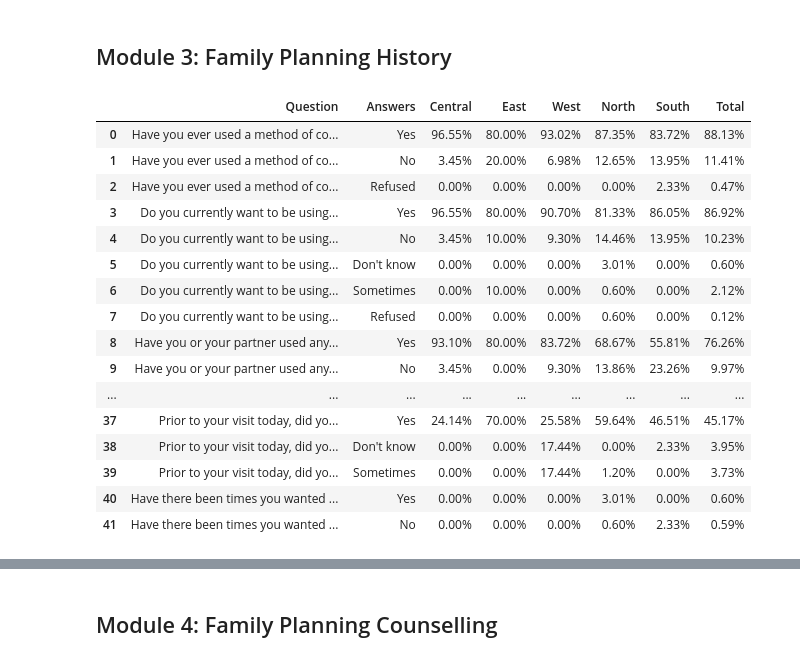
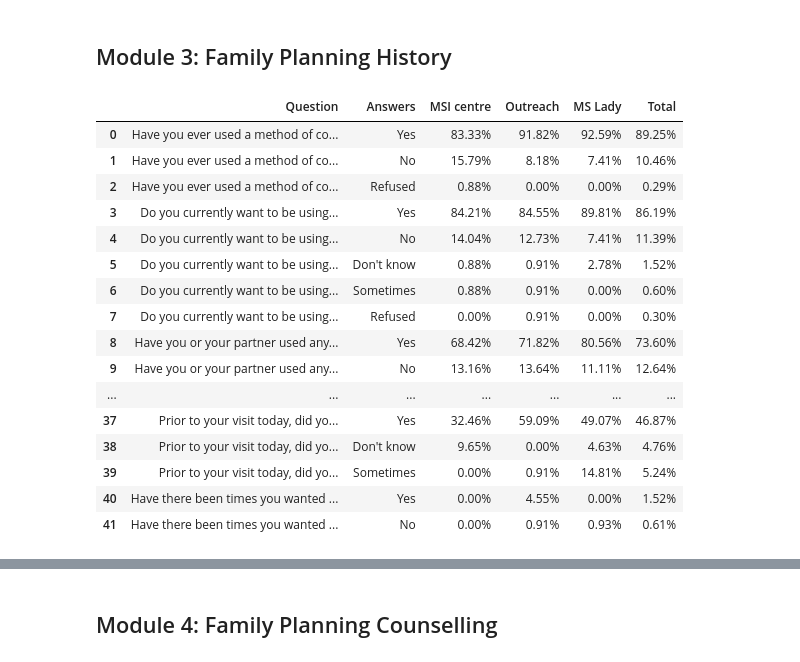
Before and after one commit to Mirwais-Farahi/MSIHealthServiceAnalytics, a Jupyter notebook: notebooks/02_data_analysis.ipynb, the cells around one changed output, grey strips where cells are left out. Cells and saved outputs as stored; diff of their text form; code cells hidden in the pictures.

```diff
--- a/notebooks/02_data_analysis.ipynb
+++ b/notebooks/02_data_analysis.ipynb
@@ -690,48 +692,47 @@ files.download(file_path)
 # %%
 # Calculate percentage and count of "Yes" and "No" for FPEVER
 family_planning_variables = {
     "FPEVER": "Have you ever used a method of contraception before today?",
     "FPWANT": "Do you currently want to be using any method of contraception?",
     "FPCURR": "Have you or your partner used any method of contraception during the past 3 months?",
     "CMETH": "What was the main method of contraception that you were using in the past 3 months?",
     "Prev_FPmethod": "(Calculation or record of the previous FP method).",
     "FPWHERE": "Prior to your visit today, where did you get the method that you were using most recently?",
     "CMADD": "Have you or your partner/s used any additional methods of contraception in the past 3 months?",
     "CMCURWNT": "Prior to your visit today, did you want to be using the method?",
     "CMACCESS": "Have there been times you wanted to use this method but could not access it?"
 }
 
 variable_list = list(family_planning_variables.keys())
-regions = ['Central', 'East', 'West', 'North', 'South']  # Specify regions
 
 # Generate the summary table
 family_planning_table = summary_percentage_table(
     data,
     variable_list,
     family_planning_variables,
-    regions_column='REGION',
-    regions=regions
+    channels_column='FACTYPE',
+    channels=channels
 )
 
 # Display the result
 family_planning_table
 # %% [output]
-|  | Question | Answers | Central | East | West | North | South | Total |
-| 0 | Have you ever used a method of co... | Yes | 96.55% | 80.00% | 93.02% | 87.35% | 83.72% | 88.13% |
-| 1 | Have you ever used a method of co... | No | 3.45% | 20.00% | 6.98% | 12.65% | 13.95% | 11.41% |
-| 2 | Have you ever used a method of co... | Refused | 0.00% | 0.00% | 0.00% | 0.00% | 2.33% | 0.47% |
-| 3 | Do you currently want to be using... | Yes | 96.55% | 80.00% | 90.70% | 81.33% | 86.05% | 86.92% |
-| 4 | Do you currently want to be using... | No | 3.45% | 10.00% | 9.30% | 14.46% | 13.95% | 10.23% |
-| 5 | Do you currently want to be using... | Don't know | 0.00% | 0.00% | 0.00% | 3.01% | 0.00% | 0.60% |
-| 6 | Do you currently want to be using... | Sometimes | 0.00% | 10.00% | 0.00% | 0.60% | 0.00% | 2.12% |
-| 7 | Do you currently want to be using... | Refused | 0.00% | 0.00% | 0.00% | 0.60% | 0.00% | 0.12% |
-| 8 | Have you or your partner used any... | Yes | 93.10% | 80.00% | 83.72% | 68.67% | 55.81% | 76.26% |
-| 9 | Have you or your partner used any... | No | 3.45% | 0.00% | 9.30% | 13.86% | 23.26% | 9.97% |
-| ... | ... | ... | ... | ... | ... | ... | ... | ... |
-| 37 | Prior to your visit today, did yo... | Yes | 24.14% | 70.00% | 25.58% | 59.64% | 46.51% | 45.17% |
-| 38 | Prior to your visit today, did yo... | Don't know | 0.00% | 0.00% | 17.44% | 0.00% | 2.33% | 3.95% |
-| 39 | Prior to your visit today, did yo... | Sometimes | 0.00% | 0.00% | 17.44% | 1.20% | 0.00% | 3.73% |
-| 40 | Have there been times you wanted ... | Yes | 0.00% | 0.00% | 0.00% | 3.01% | 0.00% | 0.60% |
-| 41 | Have there been times you wanted ... | No | 0.00% | 0.00% | 0.00% | 0.60% | 2.33% | 0.59% |
+|  | Question | Answers | MSI centre | Outreach | MS Lady | Total |
+| 0 | Have you ever used a method of co... | Yes | 83.33% | 91.82% | 92.59% | 89.25% |
+| 1 | Have you ever used a method of co... | No | 15.79% | 8.18% | 7.41% | 10.46% |
+| 2 | Have you ever used a method of co... | Refused | 0.88% | 0.00% | 0.00% | 0.29% |
+| 3 | Do you currently want to be using... | Yes | 84.21% | 84.55% | 89.81% | 86.19% |
+| 4 | Do you currently want to be using... | No | 14.04% | 12.73% | 7.41% | 11.39% |
+| 5 | Do you currently want to be using... | Don't know | 0.88% | 0.91% | 2.78% | 1.52% |
+| 6 | Do you currently want to be using... | Sometimes | 0.88% | 0.91% | 0.00% | 0.60% |
+| 7 | Do you currently want to be using... | Refused | 0.00% | 0.91% | 0.00% | 0.30% |
+| 8 | Have you or your partner used any... | Yes | 68.42% | 71.82% | 80.56% | 73.60% |
+| 9 | Have you or your partner used any... | No | 13.16% | 13.64% | 11.11% | 12.64% |
+| ... | ... | ... | ... | ... | ... | ... |
+| 37 | Prior to your visit today, did yo... | Yes | 32.46% | 59.09% | 49.07% | 46.87% |
+| 38 | Prior to your visit today, did yo... | Don't know | 9.65% | 0.00% | 4.63% | 4.76% |
+| 39 | Prior to your visit today, did yo... | Sometimes | 0.00% | 0.91% | 14.81% | 5.24% |
+| 40 | Have there been times you wanted ... | Yes | 0.00% | 4.55% | 0.00% | 1.52% |
+| 41 | Have there been times you wanted ... | No | 0.00% | 0.91% | 0.93% | 0.61% |
 # %%
 # Save the summary table to an Excel file
```
Also changed, not shown: parts of 36 cells of this notebook, 1 other file.
